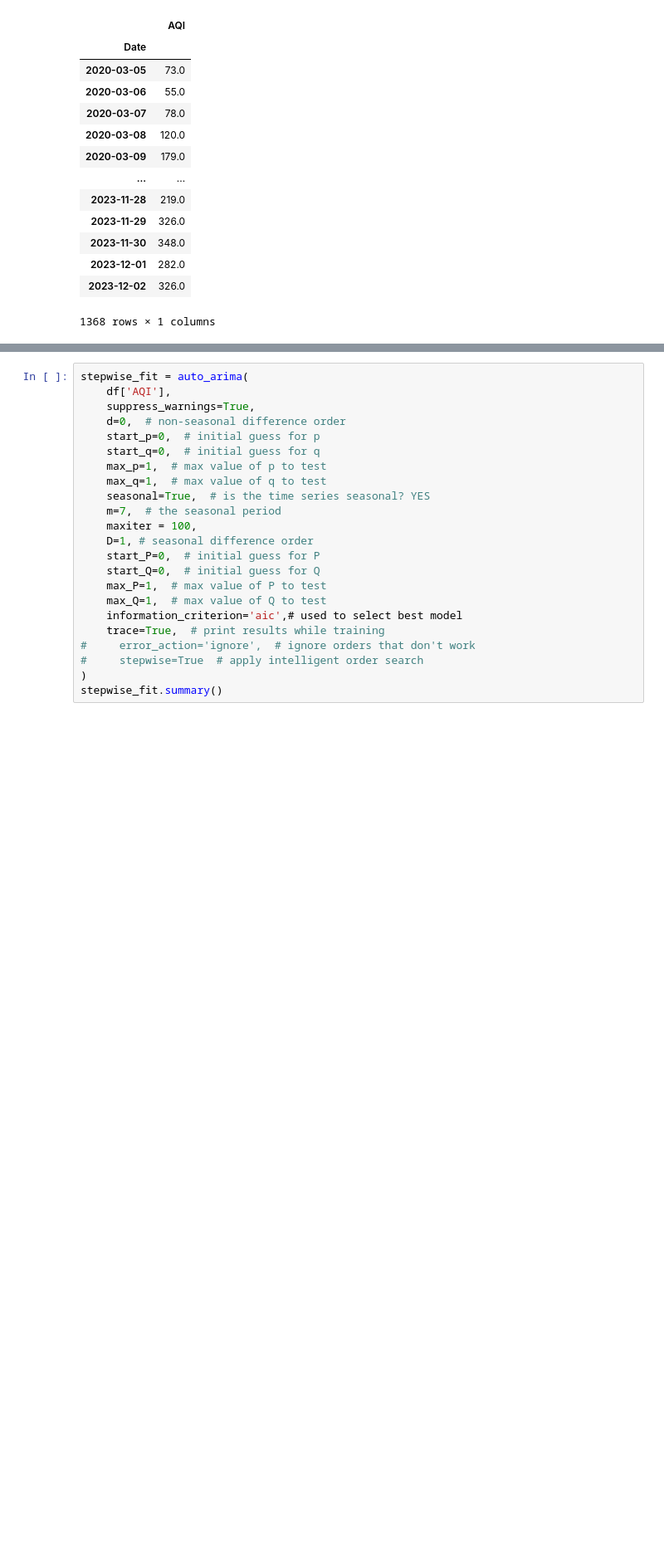
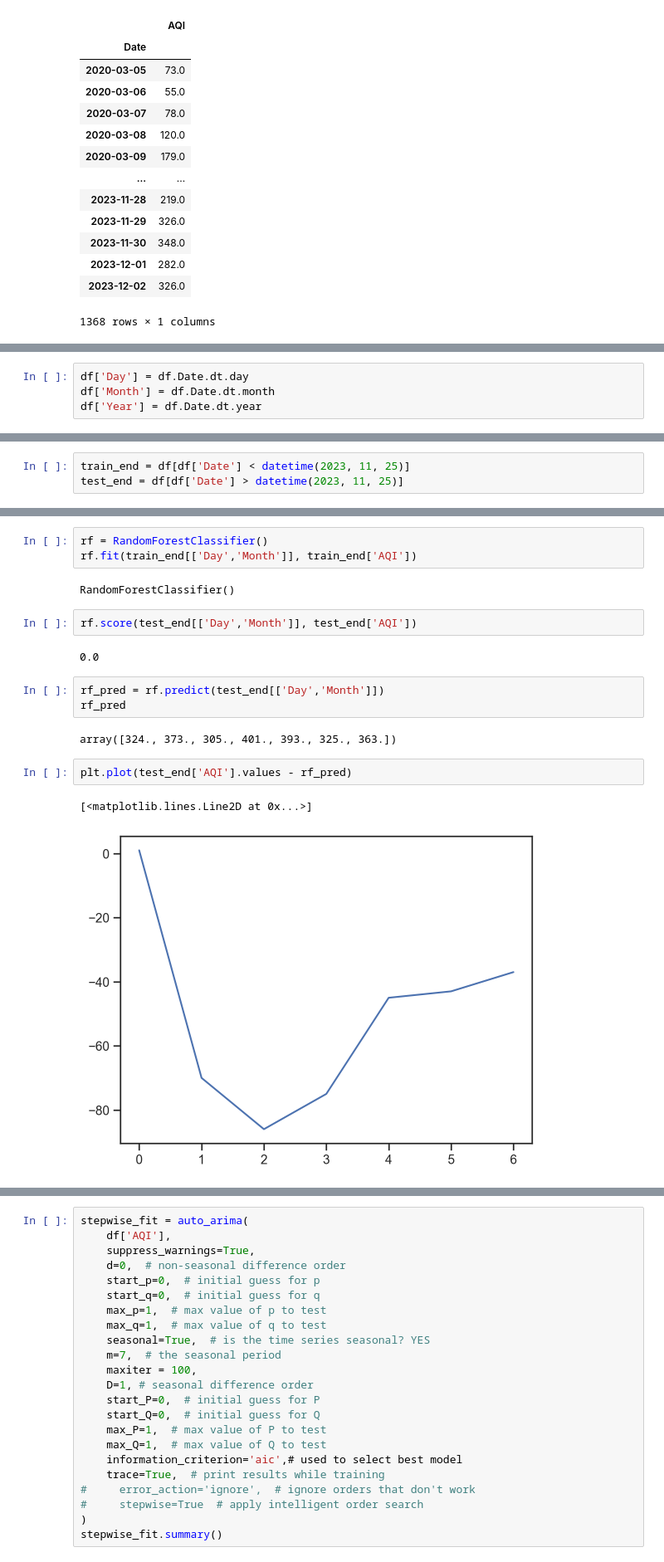
Before and after one commit to Bomma-Pranay/Analysing-Air-Quality-Index-using-Machine-Learning, a Jupyter notebook: ipynotebooks/Forecasting_time_series/scratch1.ipynb, the cells around one changed output, grey strips where cells are left out. Shown at 83% size. Saved outputs shown, nothing was run; the diff lists cells and outputs as text; blank space fills up the shorter version.

```diff
--- a/ipynotebooks/Forecasting_time_series/scratch1.ipynb
+++ b/ipynotebooks/Forecasting_time_series/scratch1.ipynb
@@ -225,0 +239,4 @@ df
+# %%
+df['Day'] = df.Date.dt.day
+df['Month'] = df.Date.dt.month
+df['Year'] = df.Date.dt.year
@@ -225,0 +261,3 @@ df
+# %%
+train_end = df[df['Date'] < datetime(2023, 11, 25)]
+test_end = df[df['Date'] > datetime(2023, 11, 25)]
@@ -225,0 +329,19 @@ df
+# %%
+rf = RandomForestClassifier()
+rf.fit(train_end[['Day','Month']], train_end['AQI'])
+# %% [output]
+RandomForestClassifier()
+# %%
+rf.score(test_end[['Day','Month']], test_end['AQI'])
+# %% [output]
+0.0
+# %%
+rf_pred = rf.predict(test_end[['Day','Month']])
+rf_pred
+# %% [output]
+array([324., 373., 305., 401., 393., 325., 363.])
+# %%
+plt.plot(test_end['AQI'].values - rf_pred)
+# %% [output]
+[<matplotlib.lines.Line2D at 0x...>]
+[figure, added]
```
Also changed, not shown: parts of 12 cells of this notebook, 5 other files.
